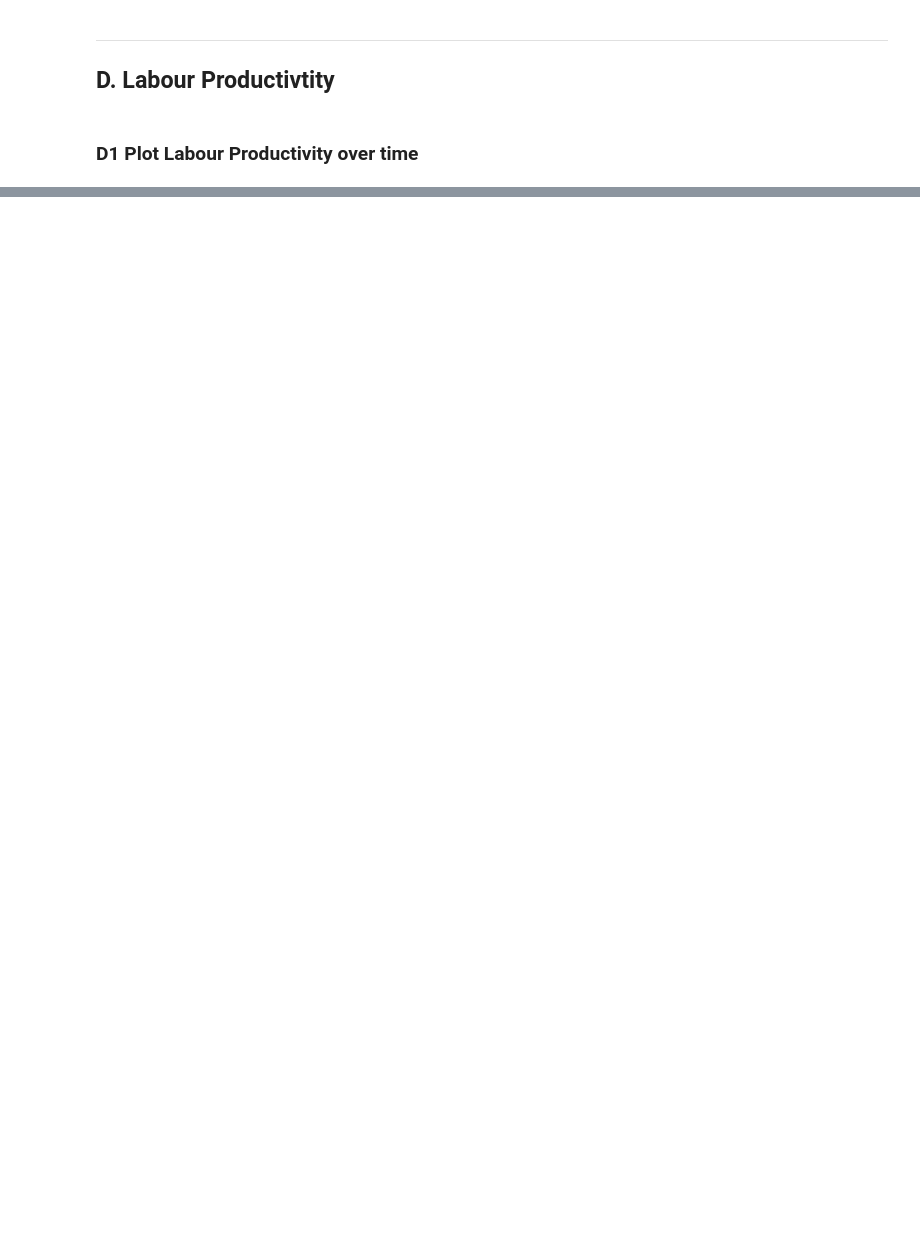
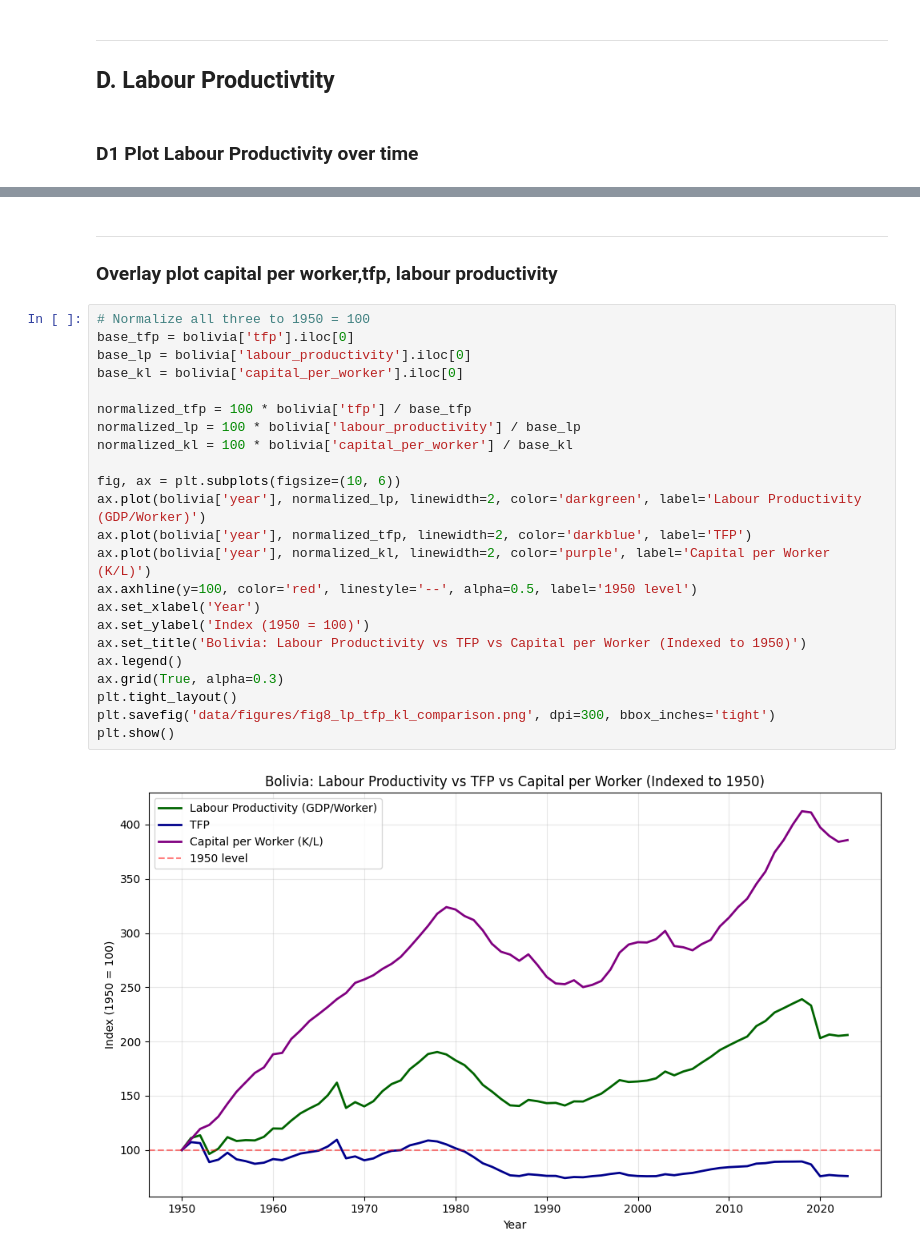
Before and after one commit to thoomkuzhymatthew/bolivia-growth-analysis, a Jupyter notebook: EC2B1_group_proj/code.ipynb, the cells around one changed output, grey strips where cells are left out. Cells and saved outputs as stored; diff of their text form; blank space fills up the shorter version.

```diff
--- a/EC2B1_group_proj/code.ipynb
+++ b/EC2B1_group_proj/code.ipynb
@@ -470,0 +564,28 @@ Figure saved to data/figures/
+# %% [markdown]
+---
+### Overlay plot capital per worker,tfp, labour productivity
+# %%
+# Normalize all three to 1950 = 100
+base_tfp = bolivia['tfp'].iloc[0]
+base_lp = bolivia['labour_productivity'].iloc[0]
+base_kl = bolivia['capital_per_worker'].iloc[0]
+
+normalized_tfp = 100 * bolivia['tfp'] / base_tfp
+normalized_lp = 100 * bolivia['labour_productivity'] / base_lp
+normalized_kl = 100 * bolivia['capital_per_worker'] / base_kl
+
+fig, ax = plt.subplots(figsize=(10, 6))
+ax.plot(bolivia['year'], normalized_lp, linewidth=2, color='darkgreen', label='Labour Productivity (GDP/Worker)')
+ax.plot(bolivia['year'], normalized_tfp, linewidth=2, color='darkblue', label='TFP')
+ax.plot(bolivia['year'], normalized_kl, linewidth=2, color='purple', label='Capital per Worker (K/L)')
+ax.axhline(y=100, color='red', linestyle='--', alpha=0.5, label='1950 level')
+ax.set_xlabel('Year')
+ax.set_ylabel('Index (1950 = 100)')
+ax.set_title('Bolivia: Labour Productivity vs TFP vs Capital per Worker (Indexed to 1950)')
+ax.legend()
+ax.grid(True, alpha=0.3)
+plt.tight_layout()
+plt.savefig('data/figures/fig8_lp_tfp_kl_comparison.png', dpi=300, bbox_inches='tight')
+plt.show()
+# %% [output]
+[figure, added]
```
Also changed, not shown: parts of 13 cells of this notebook, 10 other files.
